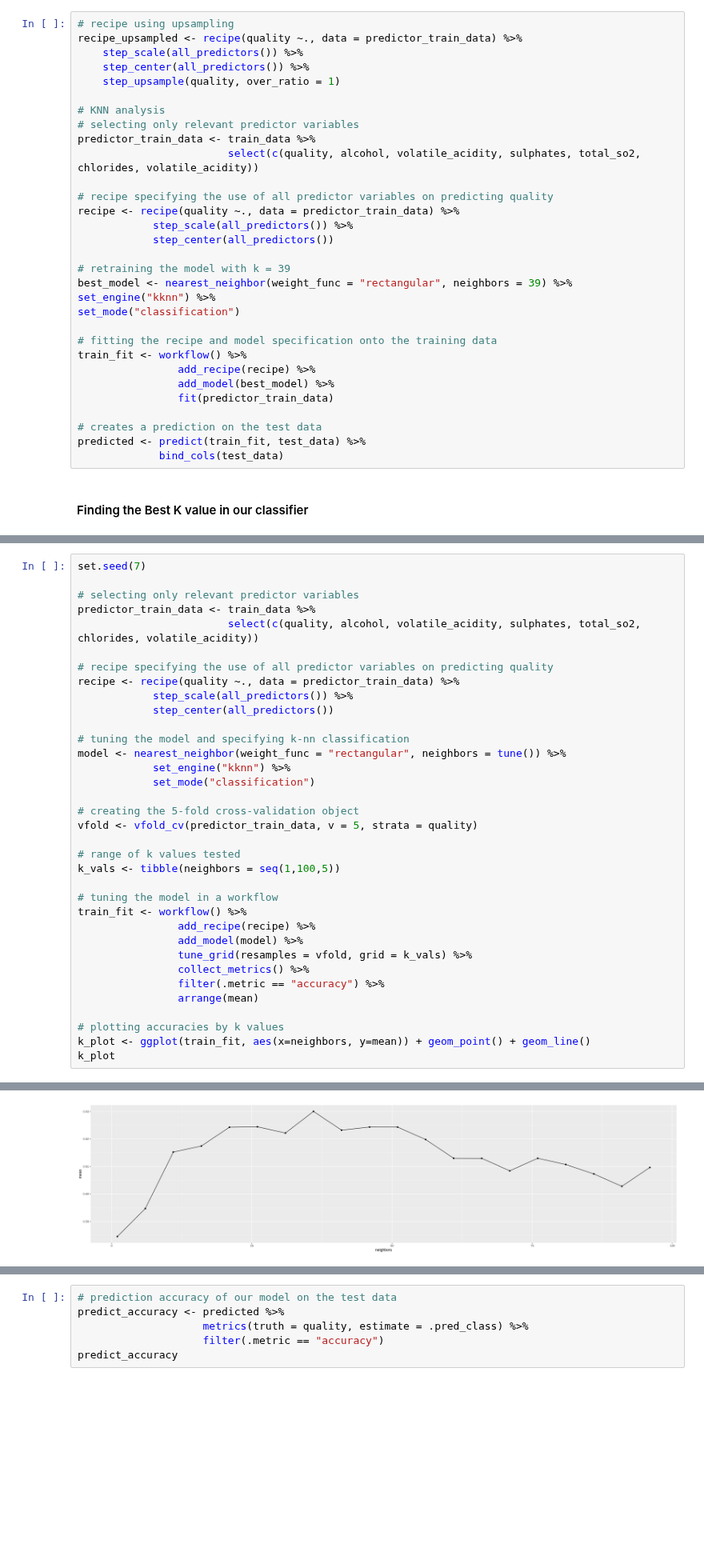
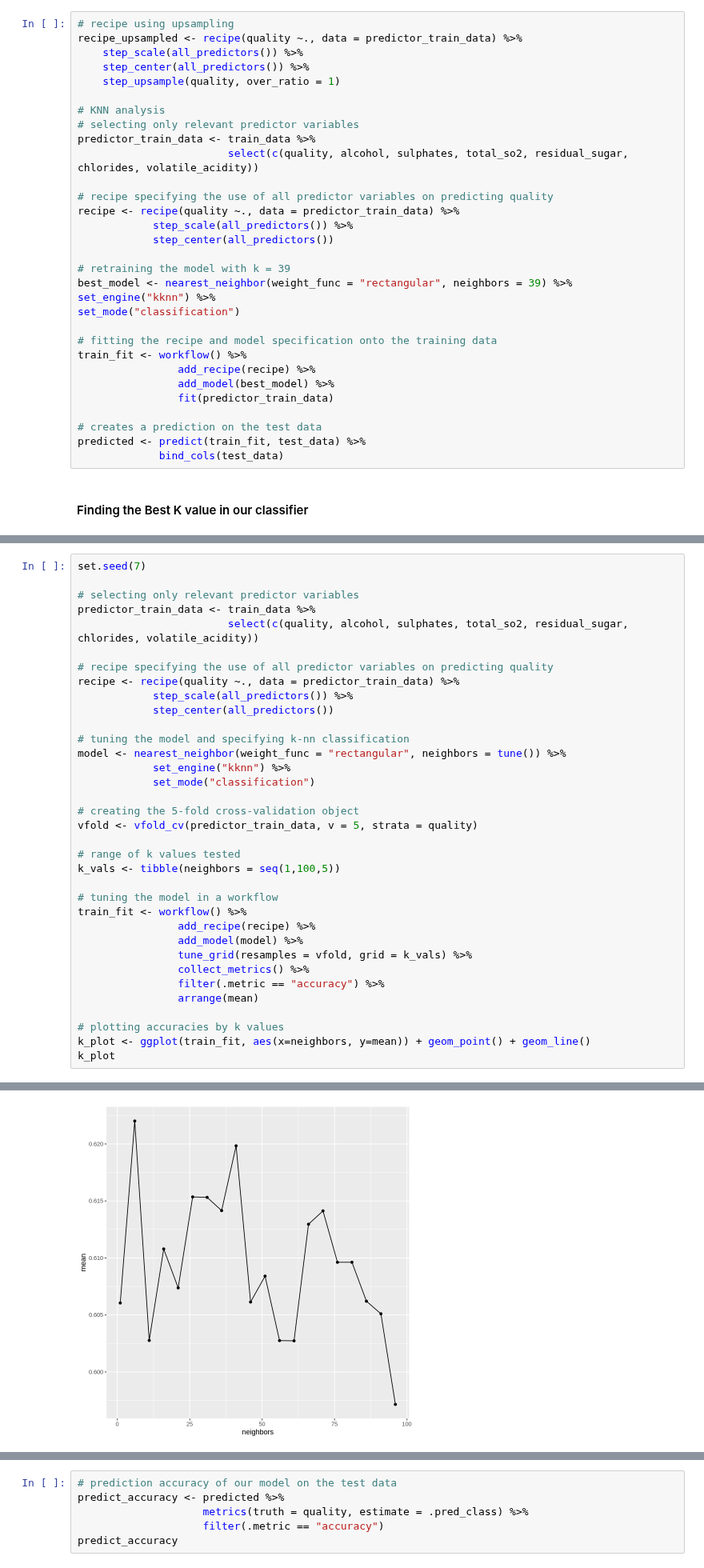
Before and after one commit to jon-chow/DSCI100-WineQualityAnalysis, a Jupyter notebook: FinalReport.ipynb, the cells around one changed output, grey strips where cells are left out. Shown at 80% size. Cells and saved outputs as stored; diff of their text form; blank space fills up the shorter version.

Commit message:
update on first k plot accuracy

```diff
--- a/FinalReport.ipynb
+++ b/FinalReport.ipynb
@@ -377,7 +364,7 @@ recipe_upsampled <- recipe(quality ~., data = predictor_train_data) %>%
 # KNN analysis
 # selecting only relevant predictor variables
 predictor_train_data <- train_data %>%
-                        select(c(quality, alcohol, volatile_acidity, sulphates, total_so2, chlorides, volatile_acidity))
+                        select(c(quality, alcohol, sulphates, total_so2, residual_sugar, chlorides, volatile_acidity))
 
 # recipe specifying the use of all predictor variables on predicting quality
 recipe <- recipe(quality ~., data = predictor_train_data) %>%
@@ -409,7 +396,7 @@ set.seed(7)
 
 # selecting only relevant predictor variables
 predictor_train_data <- train_data %>%
-                        select(c(quality, alcohol, volatile_acidity, sulphates, total_so2, chlorides, volatile_acidity))
+                        select(c(quality, alcohol, sulphates, total_so2, residual_sugar, chlorides, volatile_acidity))
 
 # recipe specifying the use of all predictor variables on predicting quality
 recipe <- recipe(quality ~., data = predictor_train_data) %>%
@@ -424,34 +411,34 @@ model <- nearest_neighbor(weight_func = "rectangular", neighbors = tune()) %>%
 # creating the 5-fold cross-validation object
 vfold <- vfold_cv(predictor_train_data, v = 5, strata = quality)
 
 # range of k values tested
 k_vals <- tibble(neighbors = seq(1,100,5))
 
 # tuning the model in a workflow
 train_fit <- workflow() %>%
                 add_recipe(recipe) %>%
                 add_model(model) %>%
                 tune_grid(resamples = vfold, grid = k_vals) %>%
                 collect_metrics() %>%
                 filter(.metric == "accuracy") %>%
                 arrange(mean)
 
 # plotting accuracies by k values
 k_plot <- ggplot(train_fit, aes(x=neighbors, y=mean)) + geom_point() + geom_line()
 k_plot
 # %% [output]
 ! Fold2: internal: No observations were detected in `truth` for level(s): '3'
 Com...
 
 ! Fold3: internal: No observations were detected in `truth` for level(s): '3'
 Com...
 
 ! Fold4: internal: No observations were detected in `truth` for level(s): '3'
 Com...
 
 ! Fold5: internal: No observations were detected in `truth` for level(s): '3'
 Com...
-[figure, old version]
+[figure, new version]
 # %% [markdown]
 The code above yeilded a plot of k-neighbours against accuracy. The best range of k values appears to be within k values of 25-60 with accuracies each about 0.625. We decided to redo the model tuning procedure using k values within the specified range above to see if we get a more stable plot and to help identify the best k within this range.
 
```
Also changed, not shown: parts of 2 cells of this notebook.
